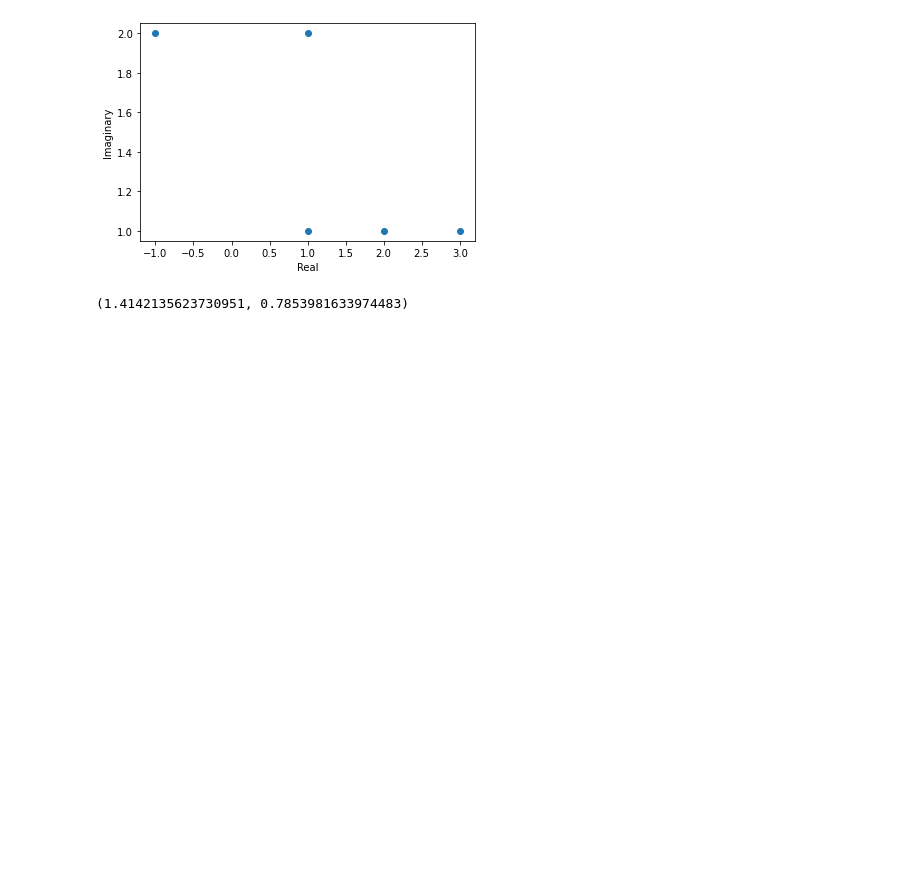
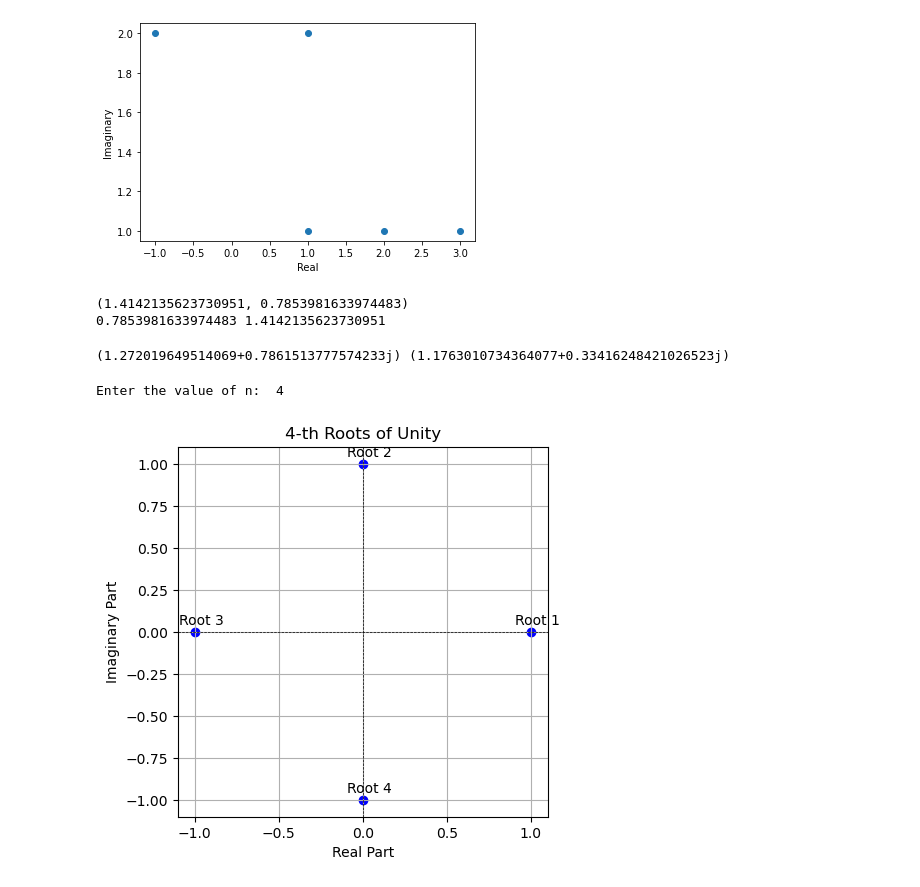
Before and after one commit to navgaur/Mathematical-Physics-III, a Jupyter notebook: Complex_var.ipynb, the cells around one changed output. Drawn from its saved outputs; the diff is of its cells as text; code cells hidden in the pictures; blank space fills up the shorter version.

```diff
--- a/Complex_var.ipynb
+++ b/Complex_var.ipynb
@@ -38,5 +38,52 @@ import cmath
 z2 = 1+1j
 p1 = cmath.polar(z2)
 print(p1)
+print(np.angle(z2),np.abs(z2))
 # %% [output]
 (1.4142135623730951, 0.7853981633974483)
+0.7853981633974483 1.4142135623730951
+# %%
+import cmath
+print(cmath.sqrt(z),z**(1/4))
+# %% [output]
+(1.272019649514069+0.7861513777574233j) (1.1763010734364077+0.33416248421026523j)
+# %%
+import cmath
+import matplotlib.pyplot as plt
+
+def plot_nth_roots_of_unity(n):
+    roots = nth_roots_of_unity(n)
+
+    # Extract real and imaginary parts for plotting
+    real_parts = [root.real for root in roots]
+    imag_parts = [root.imag for root in roots]
+
+    # Create a plot
+    fig, ax = plt.subplots()
+    ax.scatter(real_parts, imag_parts, color='b', marker='o')
+
+    # Set axis properties
+    ax.axhline(y=0, color='k', linestyle='--', linewidth=0.5)
+    ax.axvline(x=0, color='k', linestyle='--', linewidth=0.5)
+    ax.set_aspect('equal', 'box')
+    ax.set_title(f'{n}-th Roots of Unity')
+    ax.set_xlabel('Real Part')
+    ax.set_ylabel('Imaginary Part')
+
+    # Add labels for each vector
+    for k, root in enumerate(roots):
+        ax.annotate(f'Root {k+1}', (root.real, root.imag), textcoords="offset points", xytext=(5,5), ha='center')
+
+    plt.grid()
+    plt.show()
+
+# Input the value of n
+n = int(input("Enter the value of n: "))
+
+if n <= 0:
+    print("Please enter a positive integer for n.")
+else:
+    plot_nth_roots_of_unity(n)
+# %% [output]
+Enter the value of n:  4
+[figure, added]
```
Also changed, not shown: parts of 2 cells of this notebook.
